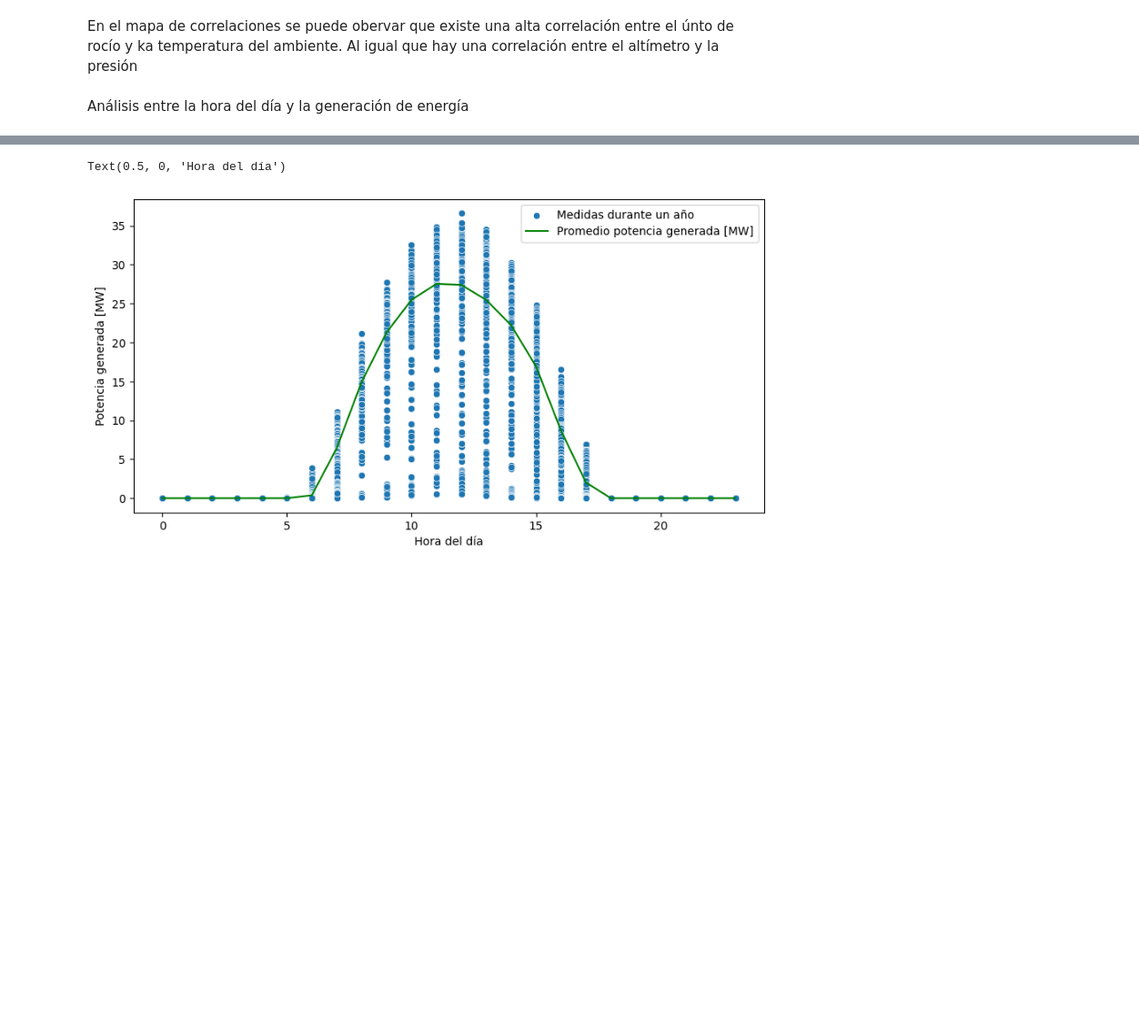
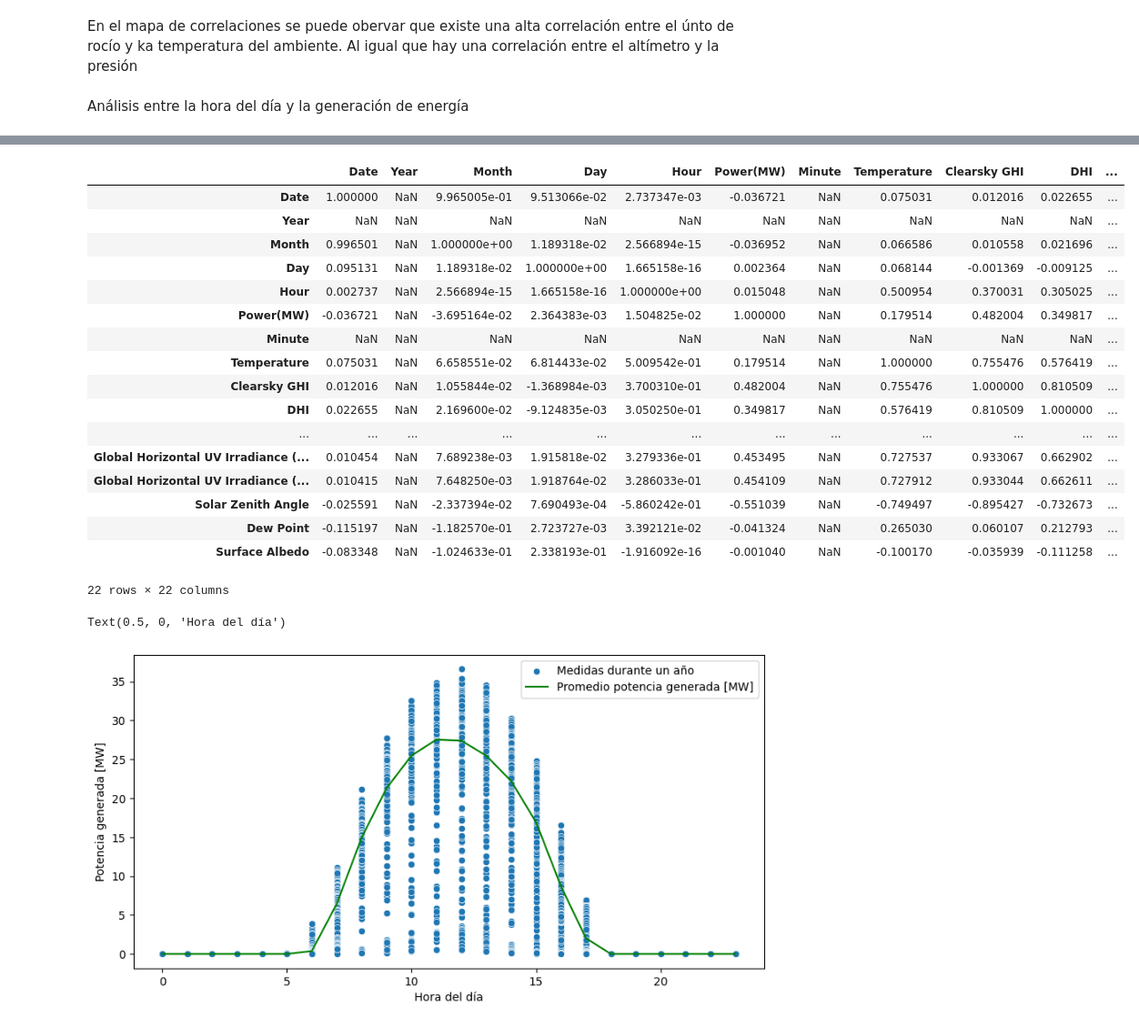
Before and after one commit to CarlosBaez11/Solar_data, a Jupyter notebook: scripts/data_analysis.ipynb, the cells around one changed output, grey strips where cells are left out. Shown at 91% size. Drawn from its saved outputs; the diff is of its cells as text; code cells hidden in the pictures; blank space fills up the shorter version.

```diff
--- a/scripts/data_analysis.ipynb
+++ b/scripts/data_analysis.ipynb
@@ -91,6 +129,27 @@ Index(['Year', 'Month', 'Day', 'Hour', 'Power(MW)', 'Minute', 'Temperature',
        'Global Horizontal UV Irradiance (280-400nm)', 'Solar Zenith Angle',
        'Dew Point', 'Surface Albedo'],
       dtype='object')
+# %%
+data.corr()
+# %% [output]
+|  | Date | Year | Month | Day | Hour | Power(MW) | Minute | Temperature | Clearsky GHI | DHI | ... |
+| Date | 1.000000 | NaN | 9.965005e-01 | 9.513066e-02 | 2.737347e-03 | -0.036721 | NaN | 0.075031 | 0.012016 | 0.022655 | ... |
+| Year | NaN | NaN | NaN | NaN | NaN | NaN | NaN | NaN | NaN | NaN | ... |
+| Month | 0.996501 | NaN | 1.000000e+00 | 1.189318e-02 | 2.566894e-15 | -0.036952 | NaN | 0.066586 | 0.010558 | 0.021696 | ... |
+| Day | 0.095131 | NaN | 1.189318e-02 | 1.000000e+00 | 1.665158e-16 | 0.002364 | NaN | 0.068144 | -0.001369 | -0.009125 | ... |
+| Hour | 0.002737 | NaN | 2.566894e-15 | 1.665158e-16 | 1.000000e+00 | 0.015048 | NaN | 0.500954 | 0.370031 | 0.305025 | ... |
+| Power(MW) | -0.036721 | NaN | -3.695164e-02 | 2.364383e-03 | 1.504825e-02 | 1.000000 | NaN | 0.179514 | 0.482004 | 0.349817 | ... |
+| Minute | NaN | NaN | NaN | NaN | NaN | NaN | NaN | NaN | NaN | NaN | ... |
+| Temperature | 0.075031 | NaN | 6.658551e-02 | 6.814433e-02 | 5.009542e-01 | 0.179514 | NaN | 1.000000 | 0.755476 | 0.576419 | ... |
+| Clearsky GHI | 0.012016 | NaN | 1.055844e-02 | -1.368984e-03 | 3.700310e-01 | 0.482004 | NaN | 0.755476 | 1.000000 | 0.810509 | ... |
+| DHI | 0.022655 | NaN | 2.169600e-02 | -9.124835e-03 | 3.050250e-01 | 0.349817 | NaN | 0.576419 | 0.810509 | 1.000000 | ... |
+| ... | ... | ... | ... | ... | ... | ... | ... | ... | ... | ... | ... |
+| Global Horizontal UV Irradiance (... | 0.010454 | NaN | 7.689238e-03 | 1.915818e-02 | 3.279336e-01 | 0.453495 | NaN | 0.727537 | 0.933067 | 0.662902 | ... |
+| Global Horizontal UV Irradiance (... | 0.010415 | NaN | 7.648250e-03 | 1.918764e-02 | 3.286033e-01 | 0.454109 | NaN | 0.727912 | 0.933044 | 0.662611 | ... |
+| Solar Zenith Angle | -0.025591 | NaN | -2.337394e-02 | 7.690493e-04 | -5.860242e-01 | -0.551039 | NaN | -0.749497 | -0.895427 | -0.732673 | ... |
+| Dew Point | -0.115197 | NaN | -1.182570e-01 | 2.723727e-03 | 3.392121e-02 | -0.041324 | NaN | 0.265030 | 0.060107 | 0.212793 | ... |
+| Surface Albedo | -0.083348 | NaN | -1.024633e-01 | 2.338193e-01 | -1.916092e-16 | -0.001040 | NaN | -0.100170 | -0.035939 | -0.111258 | ... |
+22 rows × 22 columns
 # %%
 promedio_generacion_hora=data.groupby(["Hour"])["Power(MW)"].mean().reset_index()
 # %%
```
Also changed, not shown: parts of 13 cells of this notebook.
